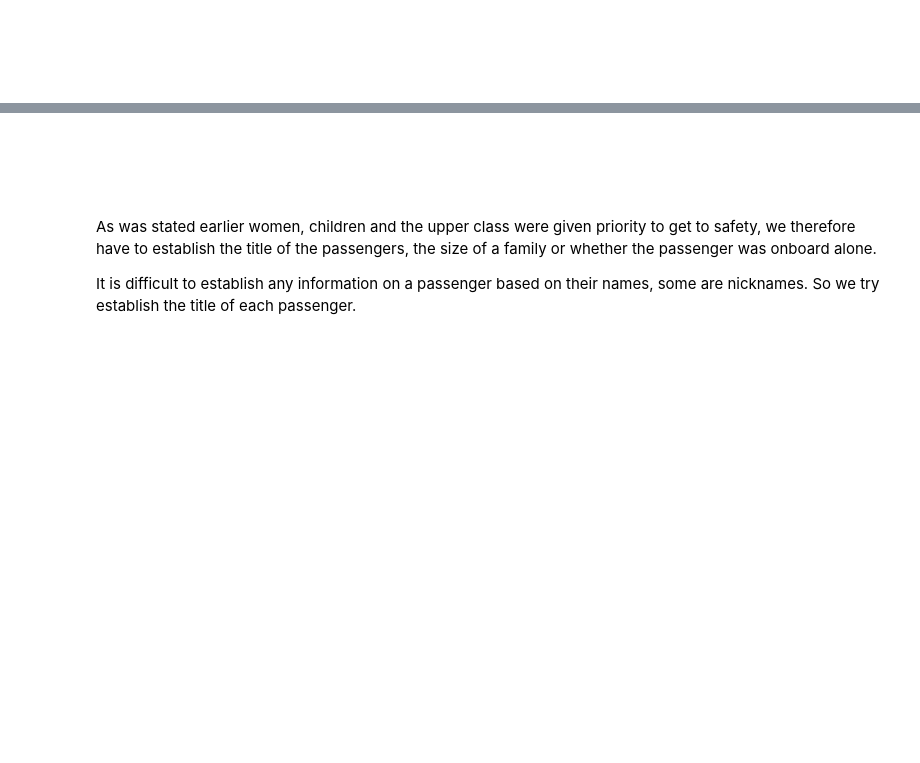
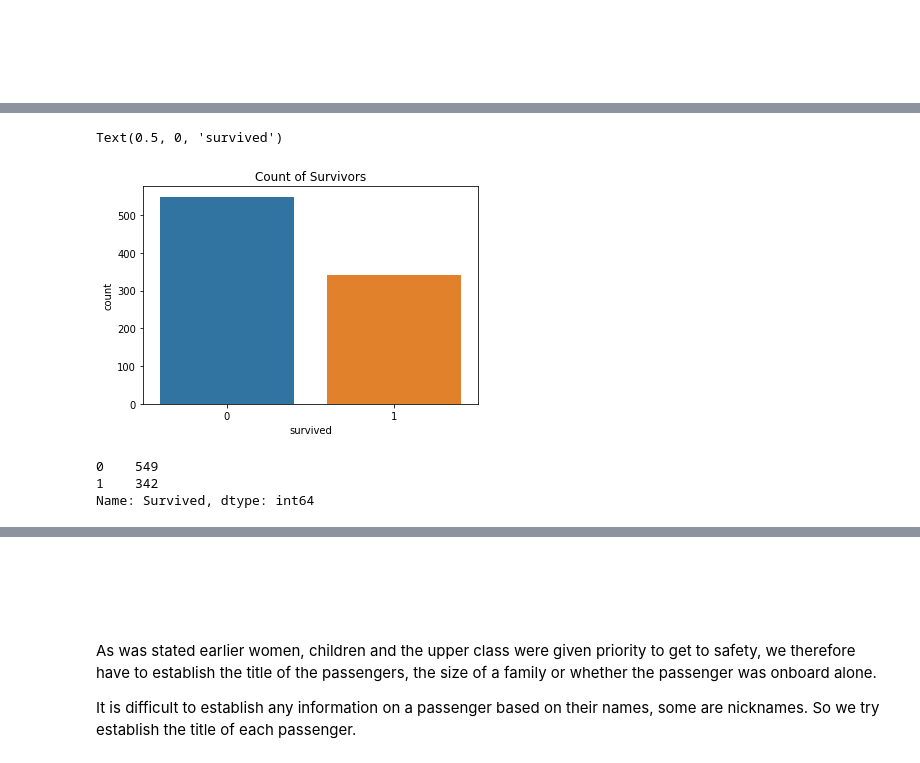
Before and after one commit to Eswa2020/Supervised-learning-using-KNN-and-Naives-Bayes-Classifier, a Jupyter notebook: Moringa_Data_Science_Core_W9_Independent_Project_2020_Esther_Waiaimu_Python_KNN_notebook.ipynb, the cells around one changed output, grey strips where cells are left out. Drawn from its saved outputs; the diff is of its cells as text; code cells hidden in the pictures; blank space fills up the shorter version.

```diff
--- a/Moringa_Data_Science_Core_W9_Independent_Project_2020_Esther_Waiaimu_Python_KNN_notebook.ipynb
+++ b/Moringa_Data_Science_Core_W9_Independent_Project_2020_Esther_Waiaimu_Python_KNN_notebook.ipynb
@@ -455,29 +479,0 @@ plt.show()
-# %%
-# Using Histograms to compare age and sex and their contribution to survival of a person
-# Plot using seaborn
-sns.set(style = 'whitegrid', context = 'notebook')
-# First we create variables labeling the survived column values 0 and 1
-survived = 'survived'
-not_survived = 'not survived'
-
-
-# creating a chart where our plots will appear
-fig, axes = plt.subplots(nrows=1, ncols=2,figsize=(10, 4))
-
-# creating women and male variables from the male and female variables in the dataset
-women = data[data['Sex']=='female']
-men = data[data['Sex']=='male']
-
-# Plotting the histogram of the women and specifying the bin sizes, and labels as we created earlier
-
-ax = sns.distplot(women[women['Survived']==1].Age.dropna(), bins=18, label = survived, ax = axes[0], kde =False)
-ax = sns.distplot(women[women['Survived']==0].Age.dropna(), bins=40, label = not_survived, ax = axes[0], kde =False)
-ax.legend()
-ax.set_title('Female')
-
-# Plotting the histogram of the men and specifying the bin sizes, and labels as we created earlier
-ax = sns.distplot(men[men['Survived']==1].Age.dropna(), bins=18, label = survived, ax = axes[1], kde = False)
-ax = sns.distplot(men[men['Survived']==0].Age.dropna(), bins=40, label = not_survived, ax = axes[1], kde = False)
-ax.legend()
-_ = ax.set_title('Male')
-plt.show()
@@ -483,0 +518,19 @@ plt.show()
+# %%
+#lets start by checking the number of people who survived
+#
+sns.countplot(x='Survived', data = data)
+plt.title('Count of Survivors')
+plt.ylabel('count')
+plt.xlabel('survived')
+# %% [output]
+Text(0.5, 0, 'survived')
+[figure, added]
+# %%
+#lets check the actual numbers
+data.Survived.value_counts()
+
+##549 people died while 342 survived
+# %% [output]
+0    549
+1    342
+Name: Survived, dtype: int64
```
Also changed, not shown: parts of 24 cells of this notebook.
